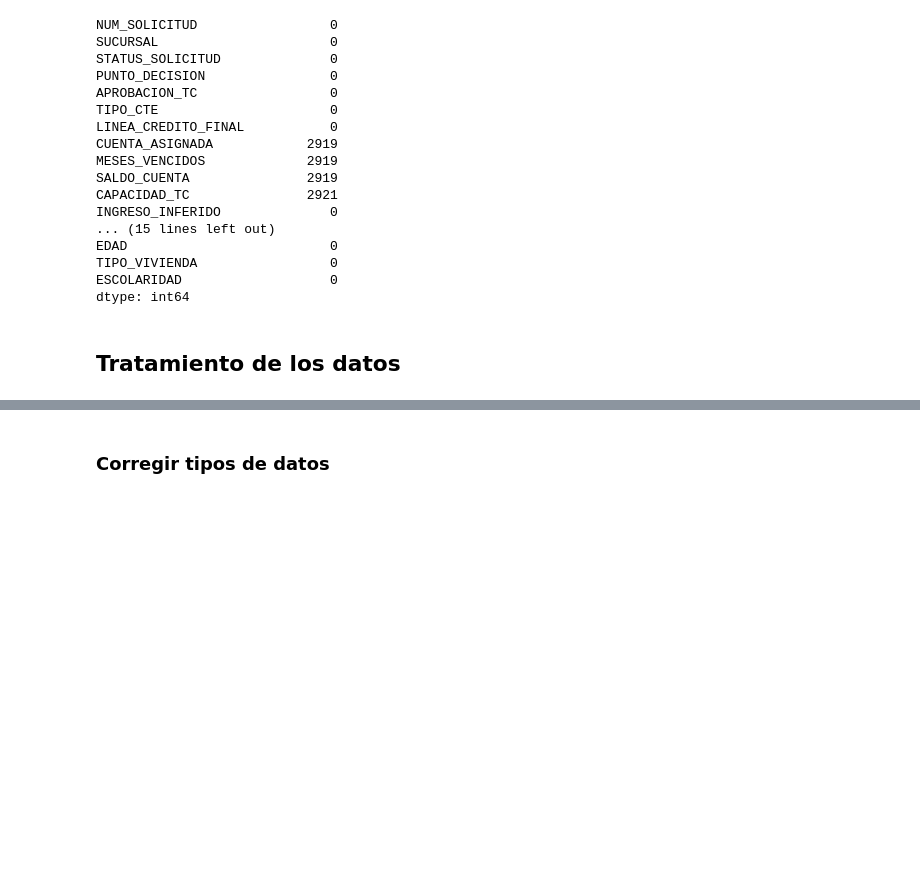
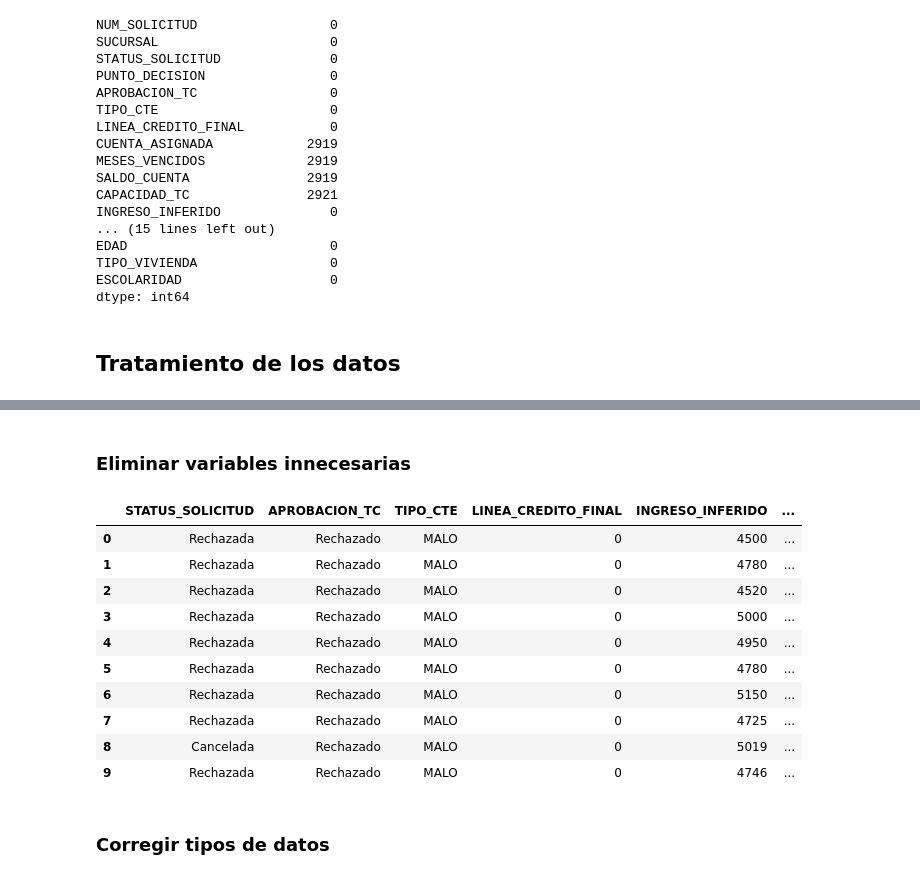
Before and after one commit to ElliotDM/inf_bancaria, a Jupyter notebook: notebooks/analisis_limpieza.ipynb, the cells around one changed output, grey strips where cells are left out. Drawn from its saved outputs; the diff is of its cells as text; code cells hidden in the pictures; blank space fills up the shorter version.

```diff
--- a/notebooks/analisis_limpieza.ipynb
+++ b/notebooks/analisis_limpieza.ipynb
@@ -123,13 +122,8 @@ dtype: int64
 # %%
 from inf_bancaria.clean_data import remove_variables
 # %%
-columns = ['NUM_SOLICITUD', 'SUCURSAL', 'STATUS_SOLICITUD', 'PUNTO_DECISION',
-    'APROBACION_TC', 'LINEA_CREDITO_FINAL', 'CUENTA_ASIGNADA',
-    'SALDO_CUENTA', 'CAPACIDAD_TC', 'COMPROBANTE_INGRESOS',
-    'SEGMENTO_CLIENTE', 'CLIENTE_CDE', 'SUMA_LINEAS_REVOLVENTES',
-    'CAPACIDAD_PAGO_TOTAL','PEOR_MOP_TARJETAS', 'SUMA_SALDOS_TARJETAS',
-    'SUMA_PAGO_MIN_TARJETAS', 'PEOR_HISTORIA_CREDITO', 'SUMA_SALDOS_TOTAL',
-    'NUM_CREDITOS',"MESES_VENCIDOS"]
+columns = ["CUENTA_ASIGNADA", "MESES_VENCIDOS", "SALDO_CUENTA",
+           "CAPACIDAD_TC", "SEGMENTO_CLIENTE"]
 # %%
-df_clean = remove_variables(df, columns)
+df = remove_variables(df, columns)
 # %%
@@ -149,3 +144,24 @@ df_clean.head(10)
+# %% [markdown]
+<h3>Eliminar variables innecesarias</h3>
+# %%
+columns = ["NUM_SOLICITUD", "SUCURSAL", "PUNTO_DECISION",
+            "PEOR_HISTORIA_CREDITO", "NUM_CREDITOS",]
+# %%
+df = remove_variables(df, columns)
+# %%
+df.head(10)
+# %% [output]
+|  | STATUS_SOLICITUD | APROBACION_TC | TIPO_CTE | LINEA_CREDITO_FINAL | INGRESO_INFERIDO | ... |
+| 0 | Rechazada | Rechazado | MALO | 0 | 4500 | ... |
+| 1 | Rechazada | Rechazado | MALO | 0 | 4780 | ... |
+| 2 | Rechazada | Rechazado | MALO | 0 | 4520 | ... |
+| 3 | Rechazada | Rechazado | MALO | 0 | 5000 | ... |
+| 4 | Rechazada | Rechazado | MALO | 0 | 4950 | ... |
+| 5 | Rechazada | Rechazado | MALO | 0 | 4780 | ... |
+| 6 | Rechazada | Rechazado | MALO | 0 | 5150 | ... |
+| 7 | Rechazada | Rechazado | MALO | 0 | 4725 | ... |
+| 8 | Cancelada | Rechazado | MALO | 0 | 5019 | ... |
+| 9 | Rechazada | Rechazado | MALO | 0 | 4746 | ... |
 # %% [markdown]
 <h3>Corregir tipos de datos</h3>
 # %%
```
Also changed, not shown: parts of 19 cells of this notebook, 12 other files.
